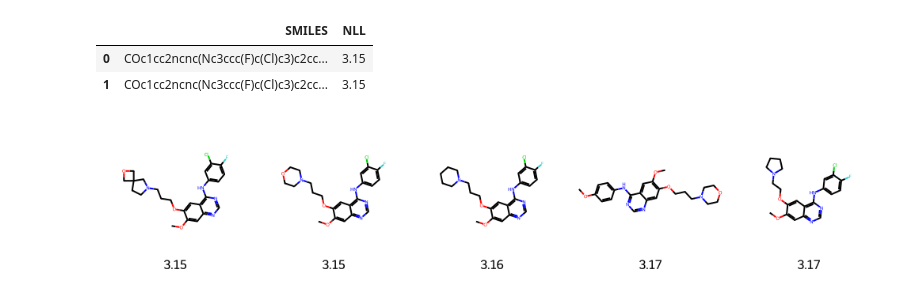
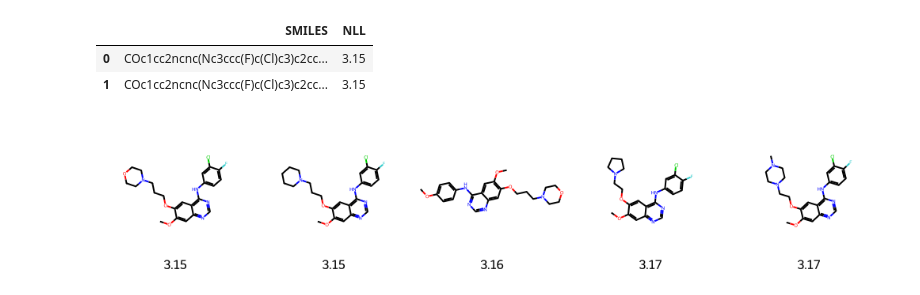
Before and after one commit to cbi-society/cheminfo_tutorial_20241028, a Jupyter notebook: notebook/07_Build_SBDD_WF.ipynb, the cells around one changed output. Saved outputs shown, nothing was run; the diff lists cells and outputs as text; code cells hidden in the pictures.

```diff
--- a/notebook/07_Build_SBDD_WF.ipynb
+++ b/notebook/07_Build_SBDD_WF.ipynb
@@ -33,16 +33,16 @@ df.head(2)
 # %%
 smiles_lst = [row['SMILES'] for idx, row in df.iterrows()]
 # used first
-smiles_lst = [s for s in smiles_lst][:5]
+smiles_lst = [s for s in smiles_lst][1:6]
 # %%
 from rdkit import Chem
 from rdkit.Chem import Draw
 # %%
 mols = [Chem.MolFromSmiles(smi) for smi in smiles_lst]
 # %%
-Draw.MolsToGridImage(mols, legends=[str(nll) for nll in df.NLL], molsPerRow=5)
+Draw.MolsToGridImage(mols[:6], legends=[str(nll) for nll in df.NLL][:6], molsPerRow=5)
 # %% [output]
-[figure, old version]
+[figure, new version]
 # %%
 load.data.set(smiles_lst)
 embe.n_variants.set(2)
```
Also changed, not shown: parts of 9 cells of this notebook.
